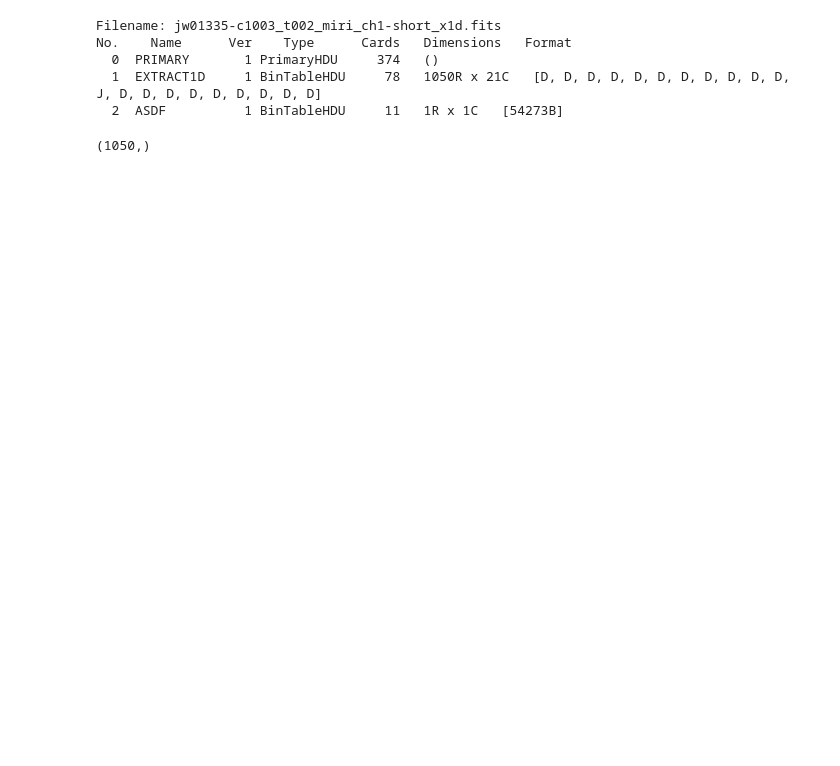
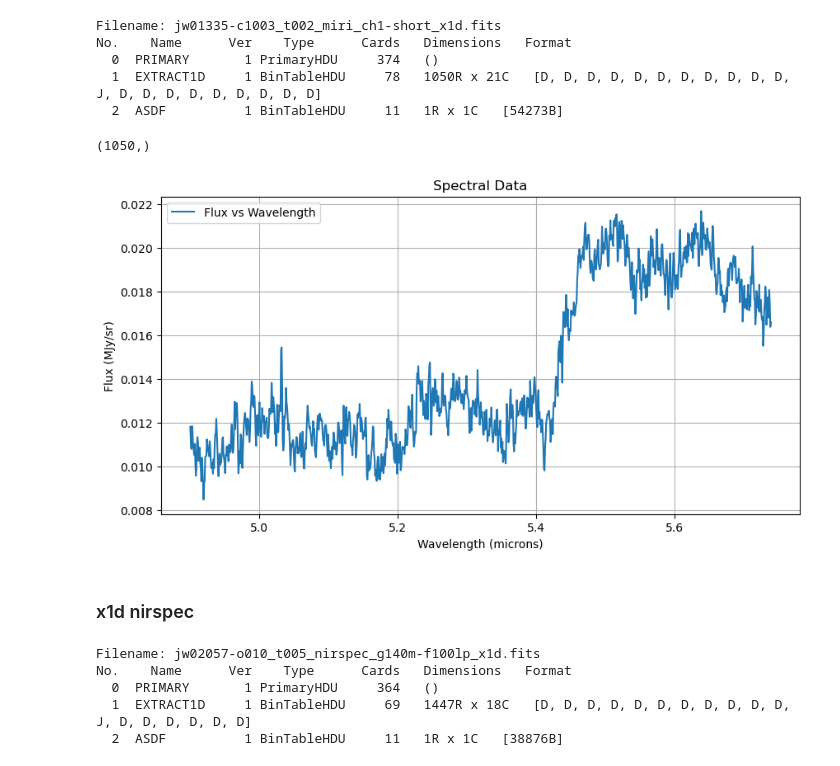
Before and after one commit to thecosmicadence/AGN-Hackathon, a Jupyter notebook: query.ipynb, the cells around one changed output. Cells and saved outputs as stored; diff of their text form; code cells hidden in the pictures; blank space fills up the shorter version.

```diff
--- a/query.ipynb
+++ b/query.ipynb
@@ -462,3 +346,27 @@ data1d = data2[1].data
 data1d.shape
 # %% [output]
 (1050,)
+# %%
+wavelength = data1d['WAVELENGTH']
+flux = data1d['FLUX']
+plt.figure(figsize=(10, 5))
+plt.plot(wavelength, flux, label='Flux vs Wavelength')
+plt.xlabel('Wavelength (microns)')
+plt.ylabel('Flux (MJy/sr)')
+plt.title('Spectral Data')
+plt.legend()
+plt.grid()
+plt.show()
+# %% [output]
+[figure, added]
+# %% [markdown]
+### x1d nirspec
+# %%
+data3 = fits.open('jw02057-o010_t005_nirspec_g140m-f100lp_x1d.fits')
+data3.info()
+# %% [output]
+Filename: jw02057-o010_t005_nirspec_g140m-f100lp_x1d.fits
+No.    Name      Ver    Type      Cards   Dimensions   Format
+  0  PRIMARY       1 PrimaryHDU     364   ()
+  1  EXTRACT1D     1 BinTableHDU     69   1447R x 18C   [D, D, D, D, D, D, D, D, D, D, D, J, D, D, D, D, D, D]
+  2  ASDF          1 BinTableHDU     11   1R x 1C   [38876B]
```
Also changed, not shown: parts of 14 cells of this notebook, 1 other file.
